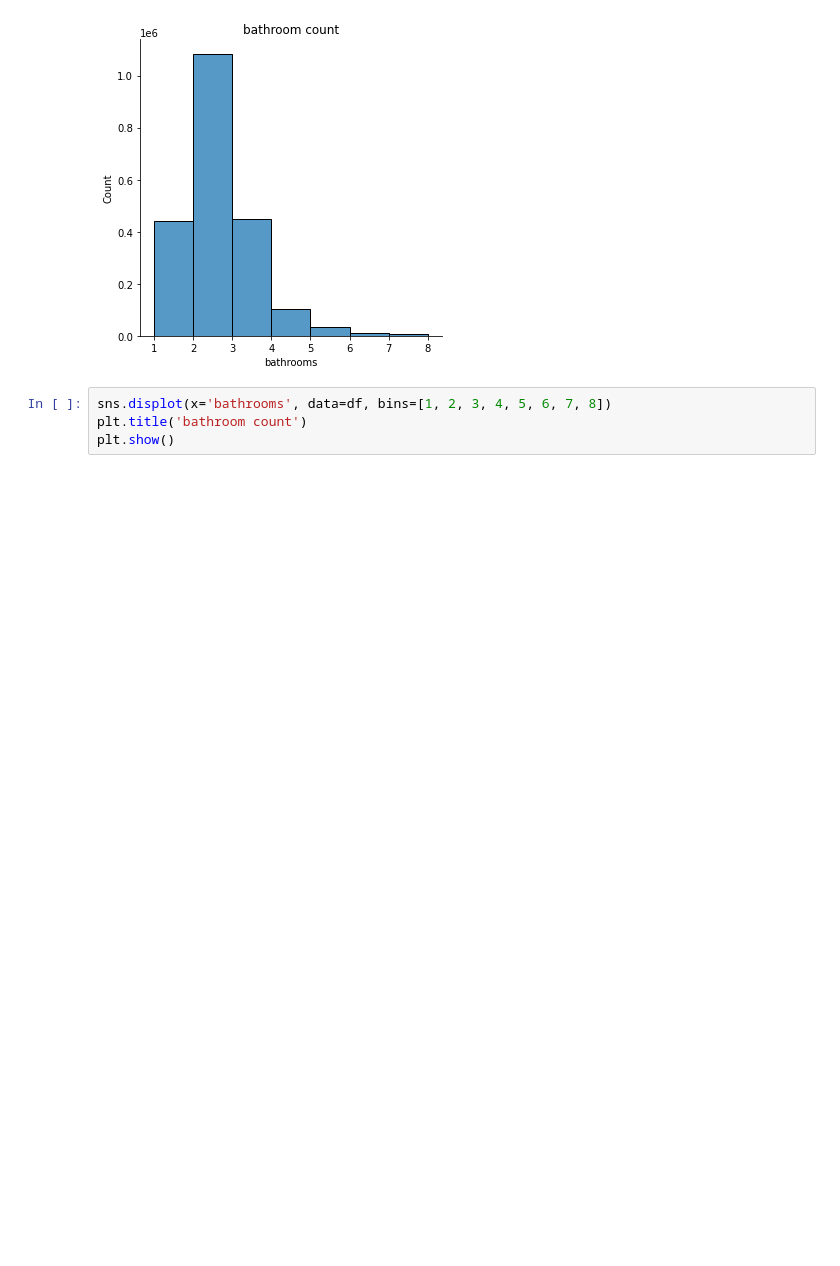
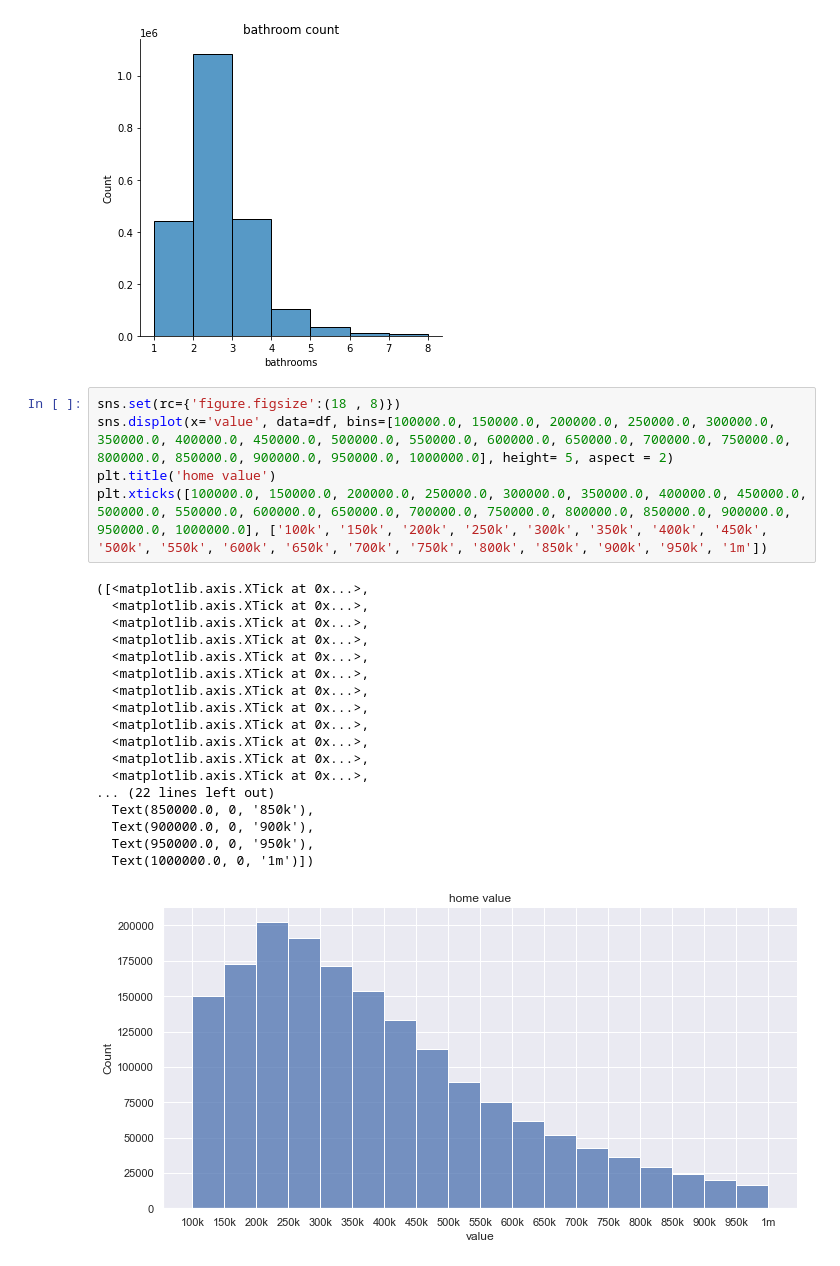
Before and after one commit to mindyshiben/regression-exercises, a Jupyter notebook: wrangle.ipynb, the cells around one changed output. Drawn from its saved outputs; the diff is of its cells as text; blank space fills up the shorter version.

```diff
--- a/wrangle.ipynb
+++ b/wrangle.ipynb
@@ -305,7 +305,27 @@ plt.title('bathroom count')
 plt.show()
 # %% [output]
 [figure]
-# %%
-sns.displot(x='bathrooms', data=df, bins=[1, 2, 3, 4, 5, 6, 7, 8])
-plt.title('bathroom count')
-plt.show()
+# %%
+sns.set(rc={'figure.figsize':(18 , 8)})
+sns.displot(x='value', data=df, bins=[100000.0, 150000.0, 200000.0, 250000.0, 300000.0, 350000.0, 400000.0, 450000.0, 500000.0, 550000.0, 600000.0, 650000.0, 700000.0, 750000.0, 800000.0, 850000.0, 900000.0, 950000.0, 1000000.0], height= 5, aspect = 2)
+plt.title('home value')
+plt.xticks([100000.0, 150000.0, 200000.0, 250000.0, 300000.0, 350000.0, 400000.0, 450000.0, 500000.0, 550000.0, 600000.0, 650000.0, 700000.0, 750000.0, 800000.0, 850000.0, 900000.0, 950000.0, 1000000.0], ['100k', '150k', '200k', '250k', '300k', '350k', '400k', '450k', '500k', '550k', '600k', '650k', '700k', '750k', '800k', '850k', '900k', '950k', '1m'])
+# %% [output]
+([<matplotlib.axis.XTick at 0x...>,
+  <matplotlib.axis.XTick at 0x...>,
+  <matplotlib.axis.XTick at 0x...>,
+  <matplotlib.axis.XTick at 0x...>,
+  <matplotlib.axis.XTick at 0x...>,
+  <matplotlib.axis.XTick at 0x...>,
+  <matplotlib.axis.XTick at 0x...>,
+  <matplotlib.axis.XTick at 0x...>,
+  <matplotlib.axis.XTick at 0x...>,
+  <matplotlib.axis.XTick at 0x...>,
+  <matplotlib.axis.XTick at 0x...>,
+  <matplotlib.axis.XTick at 0x...>,
+... (22 lines left out)
+  Text(850000.0, 0, '850k'),
+  Text(900000.0, 0, '900k'),
+  Text(950000.0, 0, '950k'),
+  Text(1000000.0, 0, '1m')])
+[figure, added]
```
Also changed, not shown: parts of 6 cells of this notebook.
